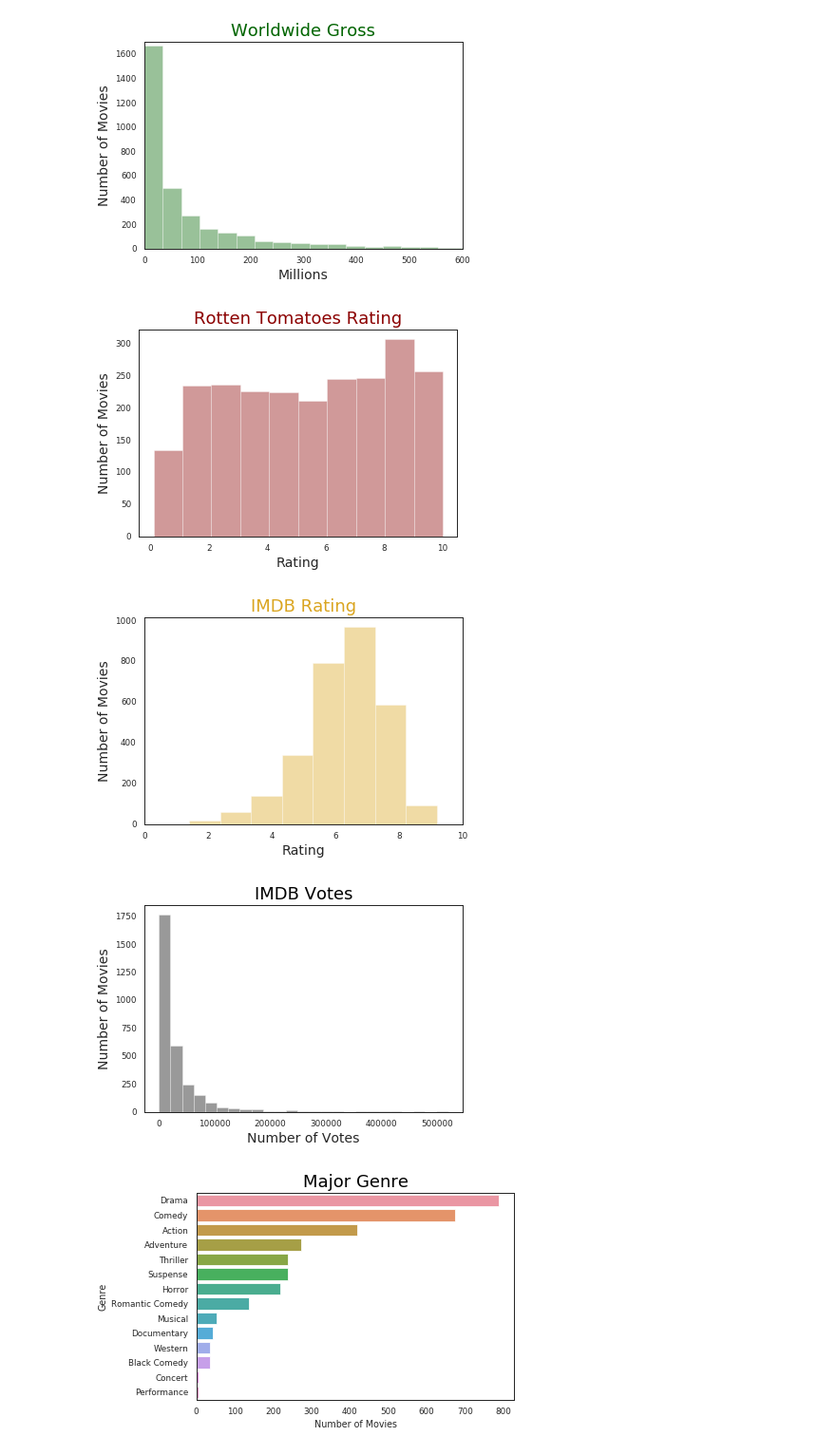
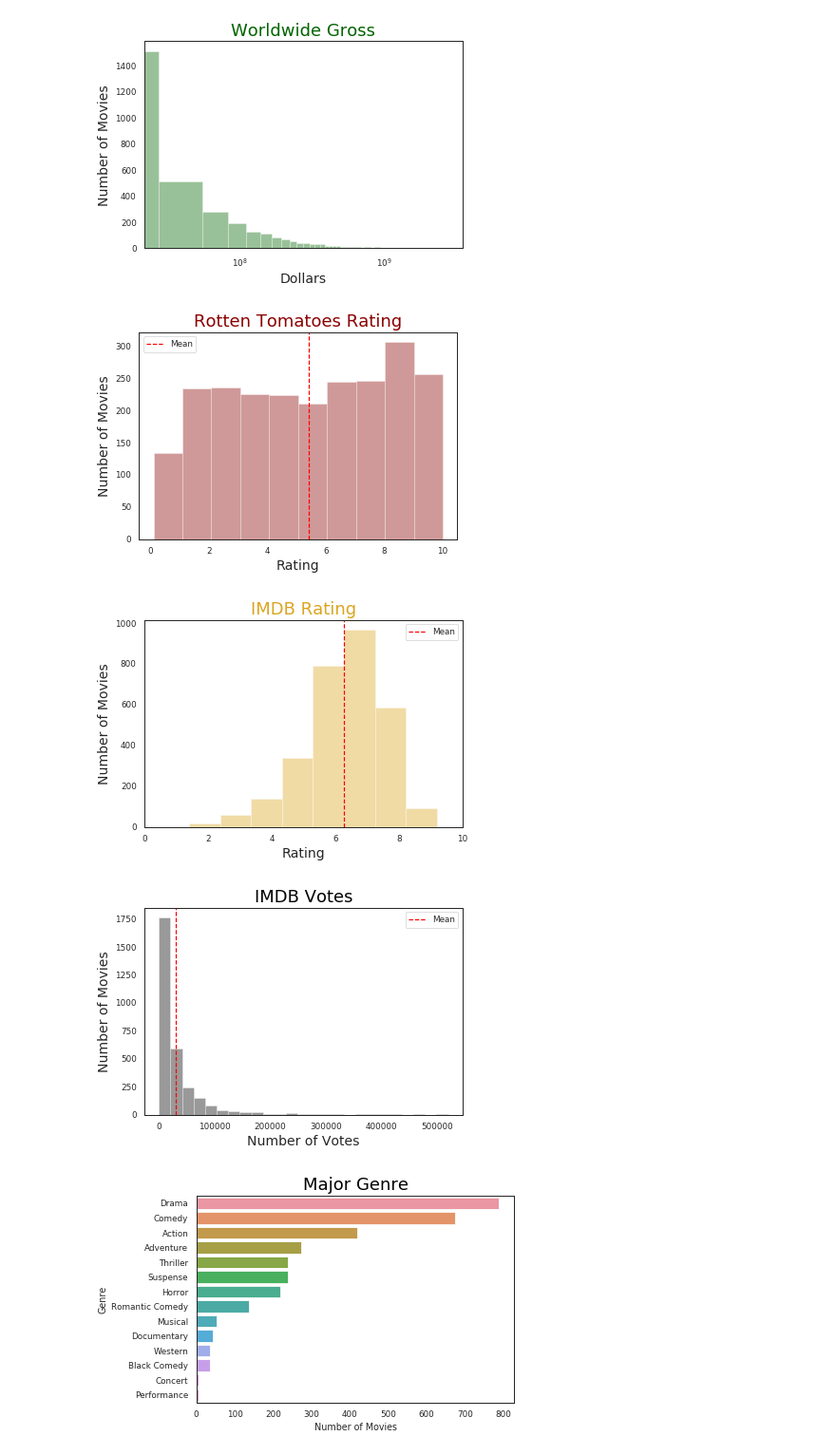
Before and after one commit to ioannapap/movies_data-mining_analysis, a Jupyter notebook: movies_analysis.ipynb, the cells around one changed output. Shown at 95% size. Drawn from its saved outputs; the diff is of its cells as text; code cells hidden in the pictures.

```diff
--- a/movies_analysis.ipynb
+++ b/movies_analysis.ipynb
@@ -123,17 +123,20 @@ print(df)
 # %%
 #making Worldwide Gross histogram
 sns.set_context('paper')
 sns.set_style('white')
 
-sns.distplot(df['Gross'] / 1000000, kde = False, color = 'darkgreen', bins = 80)
-plt.ylim(0,1700)
-plt.xlim(0,600)
+gross_df = df['Gross']
+
+sns.distplot( gross_df, kde = False, color = 'darkgreen', bins = 100)
+
+plt.xscale('log')
 plt.title('Worldwide Gross', color = 'darkgreen', fontsize = 18)
-plt.xlabel('Millions', fontsize = 14)
+plt.xlabel('Dollars', fontsize = 14)
 plt.ylabel('Number of Movies', fontsize = 14)
+
 plt.savefig('WorldwideGross_Histogram.png')
 # %% [output]
-[figure, old version]
+[figure, new version]
 # %%
 #making Rotten Tomatoes Rating histogram
 rtr_df = df['RTRating'].dropna()
@@ -143,22 +146,31 @@ plt.title('Rotten Tomatoes Rating',color = 'darkred', fontsize = 18)
 plt.xlabel('Rating', fontsize = 14)
 plt.ylabel('Number of Movies', fontsize = 14)
 
+mean = rtr_df.mean()
+plt.axvline(mean, color='r', linestyle='--')
+plt.legend({'Mean':mean})
+
 plt.savefig('RottenTomatoesRating_Histogram.png')
 # %% [output]
-[figure, old version]
+[figure, new version]
 # %%
 #making IMDB Rating histogram
 imdbr_df = df['IMDBRating'].dropna()
 
 sns.distplot(imdbr_df, kde = False, color='goldenrod', bins = 8)
+
 plt.xlim(0, 10)
 plt.title('IMDB Rating',color = 'goldenrod', fontsize = 18)
 plt.xlabel('Rating', fontsize = 14)
 plt.ylabel('Number of Movies', fontsize=14)
 
+mean = imdbr_df.mean()
+plt.axvline(mean, color='r', linestyle='--')
+plt.legend({'Mean':mean})
+
 plt.savefig('IMDBRating_Histogram.png')
 # %% [output]
-[figure, old version]
+[figure, new version]
 # %%
 #making IMDB Votes histogram
 imdbv_df = df['IMDBVotes'].dropna()
@@ -168,9 +180,13 @@ plt.title('IMDB Votes',color = 'black', fontsize = 18)
 plt.xlabel('Number of Votes', fontsize = 14)
 plt.ylabel('Number of Movies', fontsize = 14)
 
+mean = imdbv_df.mean()
+plt.axvline(mean, color='r', linestyle='--')
+plt.legend({'Mean':mean})
+
 plt.savefig('IMDBVotes_Histogram.png')
 # %% [output]
-[figure, old version]
+[figure, new version]
 # %%
 #making Genres bar plot
 sns.barplot(x = 'Number of Movies', y = 'Genre', data = genre_numbers_df)
```
Also changed, not shown: parts of 2 cells of this notebook, 2 other files.
